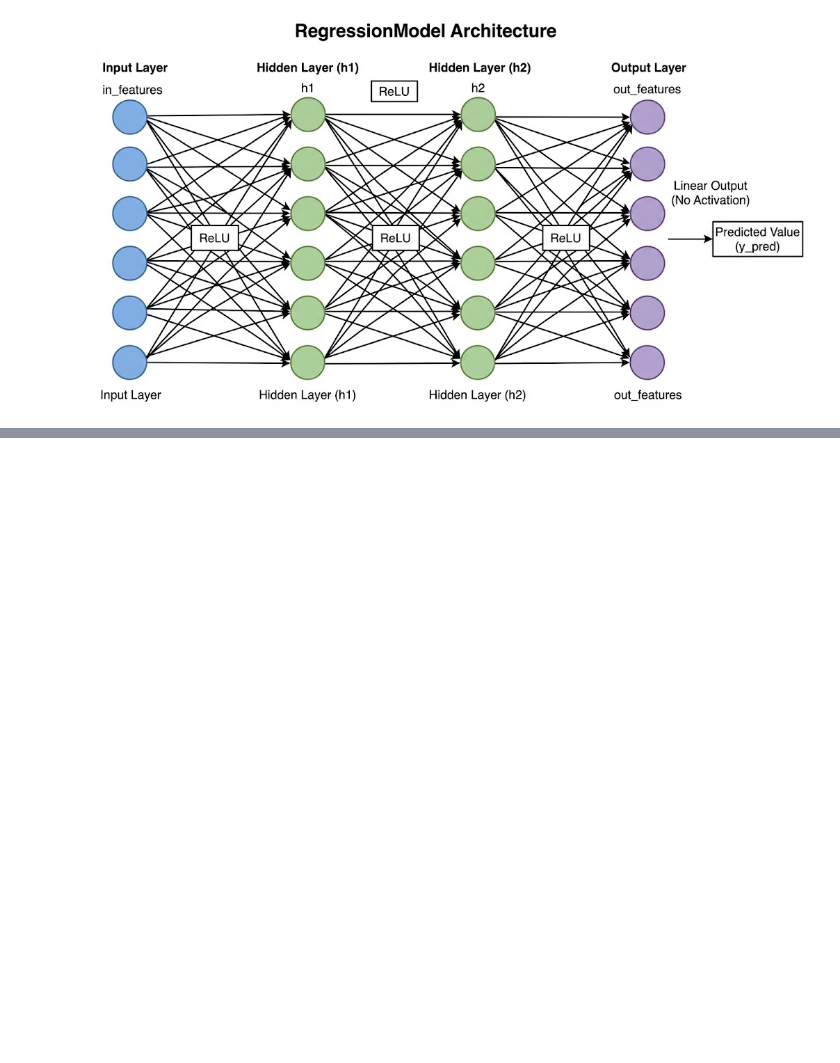
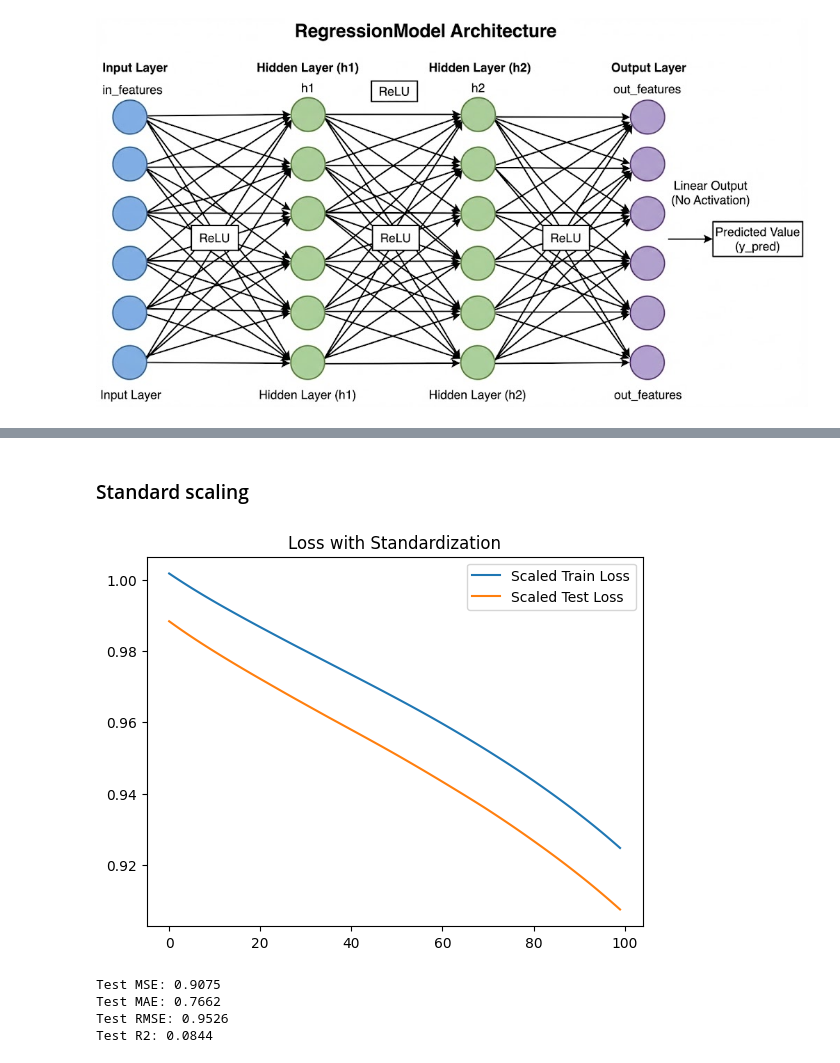
Before and after one commit to bvkiran8058/Deep-learning-with-pytorch, a Jupyter notebook: 1.Building Neural networks with pytorch/Nonsequential Models.ipynb, the cells around one changed output, grey strips where cells are left out. Drawn from its saved outputs; the diff is of its cells as text; code cells hidden in the pictures; blank space fills up the shorter version.

```diff
--- a/1.Building Neural networks with pytorch/Nonsequential Models.ipynb
+++ b/1.Building Neural networks with pytorch/Nonsequential Models.ipynb
@@ -150,0 +165,20 @@ plt.show()
+# %%
+def evaluate_regress_model(model, X_test, y_test):
+    import torchmetrics
+
+    mse_metric = torchmetrics.MeanSquaredError()
+    mae_metric = torchmetrics.MeanAbsoluteError()
+    r2_metric = torchmetrics.R2Score()
+
+    with torch.inference_mode():
+        test_preds = model(X_test)
+
+    test_mse = mse_metric(test_preds, y_test)
+    test_mae = mae_metric(test_preds, y_test)
+    test_r2 = r2_metric(test_preds, y_test)
+    test_rmse = torch.sqrt(test_mse)
+
+    print(f"Test MSE: {test_mse:.4f}")
+    print(f"Test MAE: {test_mae:.4f}")
+    print(f"Test RMSE: {test_rmse:.4f}")
+    print(f"Test R2: {test_r2:.4f}")
@@ -150,0 +223,44 @@ plt.show()
+# %% [markdown]
+### Standard scaling
+# %%
+# 1. Calculate Mean and Std from TRAINING data only (to avoid data leakage)
+mean_label = train_credit_labels.mean()
+std_label = train_credit_labels.std()
+
+# 2. Standardize Targets (make them roughly -1 to 1)
+train_labels_scaled = (train_credit_labels - mean_label) / std_label
+test_labels_scaled = (test_credit_labels - mean_label) / std_label
+
+# 3. Re-Initialize Model
+# We can use a slightly higher Learning Rate now because data is clean (~1.0)
+regress_model_scaled = RegressionModel(in_features=train_features.shape[-1], h1=12, h2=6, out_features=1)
+optimizer = optim.SGD(params=regress_model_scaled.parameters(), lr=0.01)
+criterion = nn.MSELoss()
+
+# 4. Train
+scaled_train_loss, scaled_test_loss = model_training(
+    regress_model_scaled,
+    train_features,
+    train_labels_scaled,    # Use SCALED targets
+    test_features,
+    test_labels_scaled,     # Use SCALED targets
+    optimizer,
+    criterion,
+    n_epochs=100
+)
+
+# 5. Plot Loss
+import matplotlib.pyplot as plt
+plt.plot(scaled_train_loss, label='Scaled Train Loss')
+plt.plot(scaled_test_loss, label='Scaled Test Loss')
+plt.legend()
+plt.title("Loss with Standardization")
+plt.show()
+
+evaluate_regress_model(regress_model_scaled, test_features, test_labels_scaled)
+# %% [output]
+[figure, added]
+Test MSE: 0.9075
+Test MAE: 0.7662
+Test RMSE: 0.9526
+Test R2: 0.0844
```
Also changed, not shown: parts of 56 cells of this notebook.
